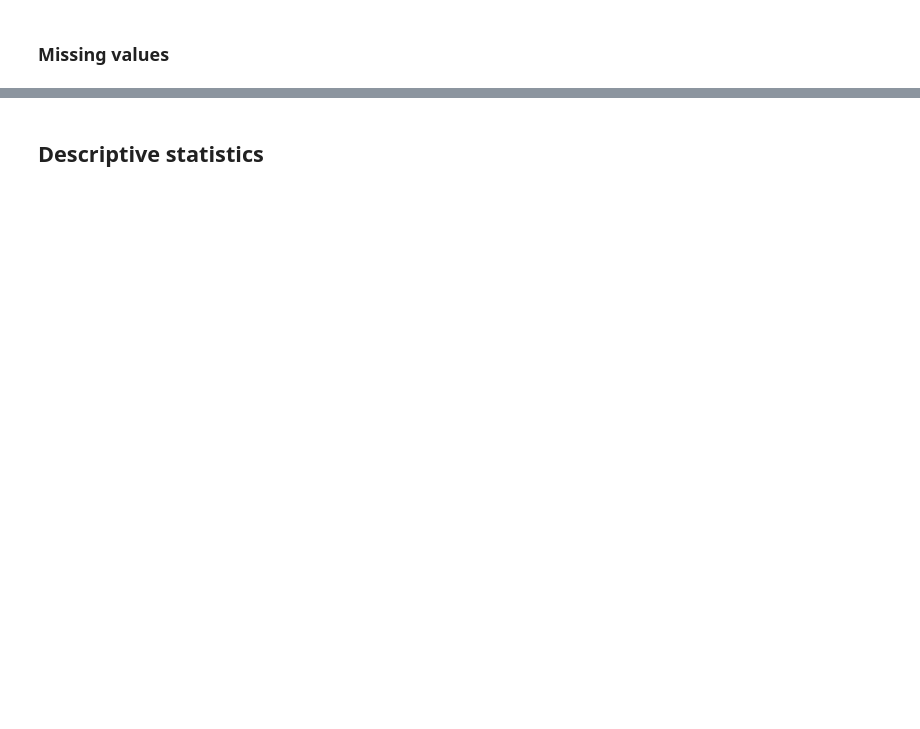
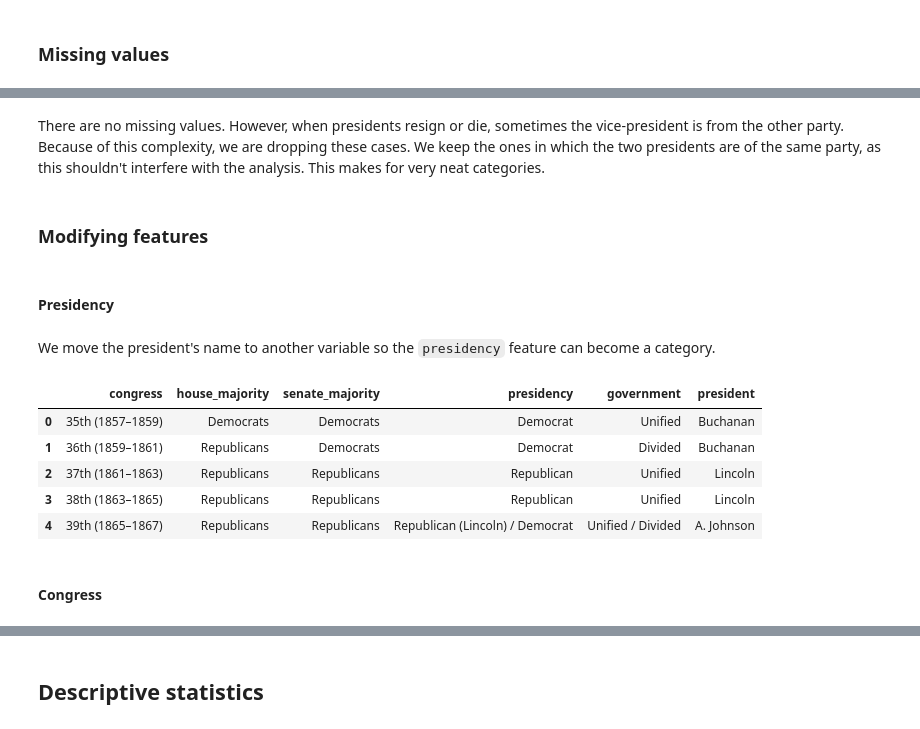
Before and after one commit to noah-art3mis/stats-assignment-2, a Jupyter notebook: removal.ipynb, the cells around one changed output, grey strips where cells are left out. Drawn from its saved outputs; the diff is of its cells as text; code cells hidden in the pictures; blank space fills up the shorter version.

```diff
--- a/removal.ipynb
+++ b/removal.ipynb
@@ -39,2 +46,17 @@ When the President's party holds the majority in both chambers, it is considered
 # %% [markdown]
 ## Data cleaning
+# %%
+import pandas as pd
+import matplotlib.pyplot as plt
+import seaborn as sns
+import statsmodels.stats.weightstats as st
+
+pd.set_option('display.max_colwidth', None)
+pd.set_option('display.max_rows', 0)
+
+plt.style.use("ggplot")
+plt.rcParams["figure.figsize"] = (8, 4)
+plt.rcParams["figure.dpi"] = 300
+# %%
+df = pd.read_csv("data/party.csv")
+df.head()
@@ -40,0 +78,13 @@ When the President's party holds the majority in both chambers, it is considered
+# %%
+# rename columns
+df = df.rename(
+    columns={
+        "Congress": "congress",
+        "House Majority": "house_majority",
+        "Senate Majority": "senate_majority",
+        "Presidency": "presidency",
+        "Party Government": "government",
+    }
+)
+
+df.iloc[0]
@@ -46,0 +115,19 @@ When the President's party holds the majority in both chambers, it is considered
+# %% [markdown]
+There are no missing values. However, when presidents resign or die, sometimes the vice-president is from the other party. Because of this complexity, we are dropping these cases. We keep the ones in which the two presidents are of the same party, as this shouldn't interfere with the analysis. This makes for very neat categories.
+# %% [markdown]
+### Modifying features
+# %% [markdown]
+#### Presidency
+# %% [markdown]
+We move the president's name to another variable so the `presidency` feature can become a category.
+# %%
+df[['presidency', 'president']] = df['presidency'].str.extract(r'(.*)(\(.*\))')
+df['president'] = df['president'].str.strip('()')
+df.head()
+# %% [output]
+|  | congress | house_majority | senate_majority | presidency | government | president |
+| 0 | 35th (1857–1859) | Democrats | Democrats | Democrat | Unified | Buchanan |
+| 1 | 36th (1859–1861) | Republicans | Democrats | Democrat | Divided | Buchanan |
+| 2 | 37th (1861–1863) | Republicans | Republicans | Republican | Unified | Lincoln |
+| 3 | 38th (1863–1865) | Republicans | Republicans | Republican | Unified | Lincoln |
+| 4 | 39th (1865–1867) | Republicans | Republicans | Republican (Lincoln) / Democrat | Unified / Divided | A. Johnson |
@@ -46,0 +136,2 @@ When the President's party holds the majority in both chambers, it is considered
+# %% [markdown]
+#### Congress
```
Also changed, not shown: parts of 46 cells of this notebook, 2 other files.
